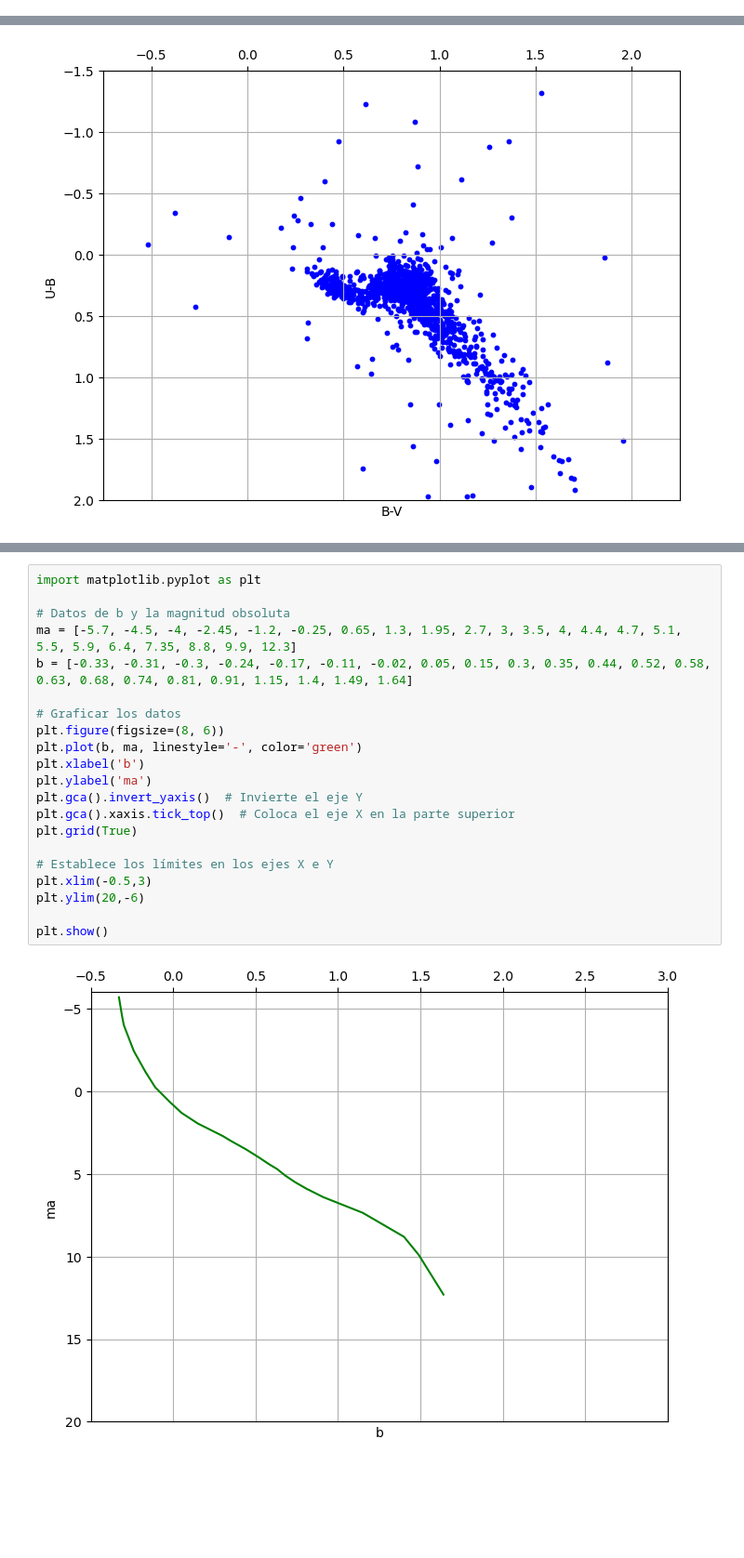
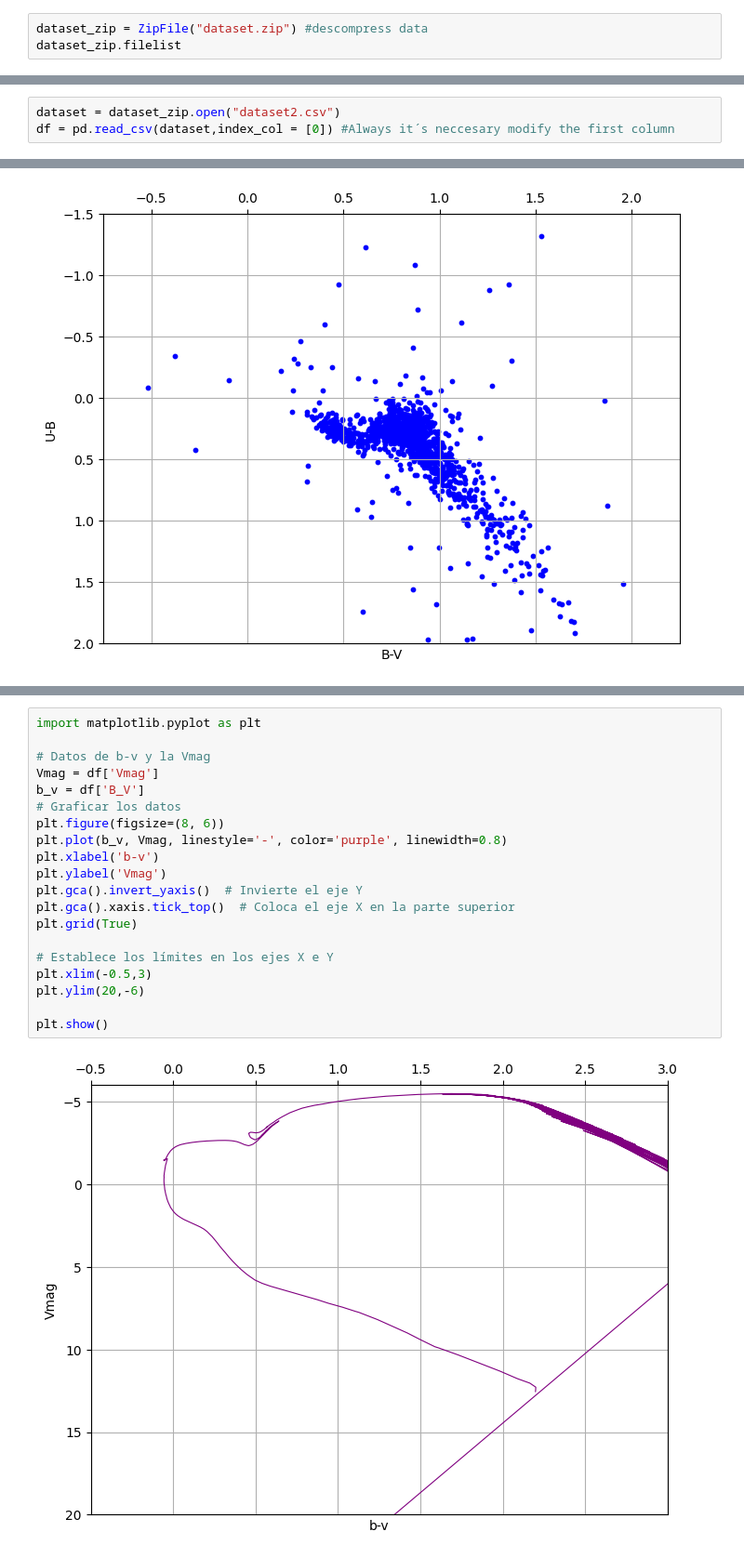
Before and after one commit to LennyRBriones/ngc-7245-co-project, a Jupyter notebook: ngc_7245_magnitud_data.ipynb, the cells around one changed output, grey strips where cells are left out. Shown: that part at 93% size. Saved outputs shown, nothing was run; the diff lists cells and outputs as text; blank space fills up the shorter version.

```diff
--- a/ngc_7245_magnitud_data.ipynb
+++ b/ngc_7245_magnitud_data.ipynb
@@ -10,0 +24,3 @@ from zipfile import ZipFile
+# %%
+dataset_zip = ZipFile("dataset.zip") #descompress data
+dataset_zip.filelist
@@ -11,2 +29,5 @@ from zipfile import ZipFile
+# %%
+dataset = dataset_zip.open("dataset2.csv")
+df = pd.read_csv(dataset,index_col = [0]) #Always it´s neccesary modify the first column
 # %% [markdown]
 ## Dataset Exploring
@@ -129,23 +172,22 @@ plt.show()
 # %%
 import matplotlib.pyplot as plt
 
-# Datos de b y la magnitud obsoluta
-ma = [-5.7, -4.5, -4, -2.45, -1.2, -0.25, 0.65, 1.3, 1.95, 2.7, 3, 3.5, 4, 4.4, 4.7, 5.1, 5.5, 5.9, 6.4, 7.35, 8.8, 9.9, 12.3]
-b = [-0.33, -0.31, -0.3, -0.24, -0.17, -0.11, -0.02, 0.05, 0.15, 0.3, 0.35, 0.44, 0.52, 0.58, 0.63, 0.68, 0.74, 0.81, 0.91, 1.15, 1.4, 1.49, 1.64]
-
+# Datos de b-v y la Vmag
+Vmag = df['Vmag']
+b_v = df['B_V']
 # Graficar los datos
 plt.figure(figsize=(8, 6))
-plt.plot(b, ma, linestyle='-', color='green')
-plt.xlabel('b')
-plt.ylabel('ma')
+plt.plot(b_v, Vmag, linestyle='-', color='purple', linewidth=0.8)
+plt.xlabel('b-v')
+plt.ylabel('Vmag')
 plt.gca().invert_yaxis()  # Invierte el eje Y
 plt.gca().xaxis.tick_top()  # Coloca el eje X en la parte superior
 plt.grid(True)
 
 # Establece los límites en los ejes X e Y
 plt.xlim(-0.5,3)
 plt.ylim(20,-6)
 
 plt.show()
 # %% [output]
-[figure, old version]
+[figure, new version]
```
Also changed, not shown: parts of 21 cells of this notebook.
